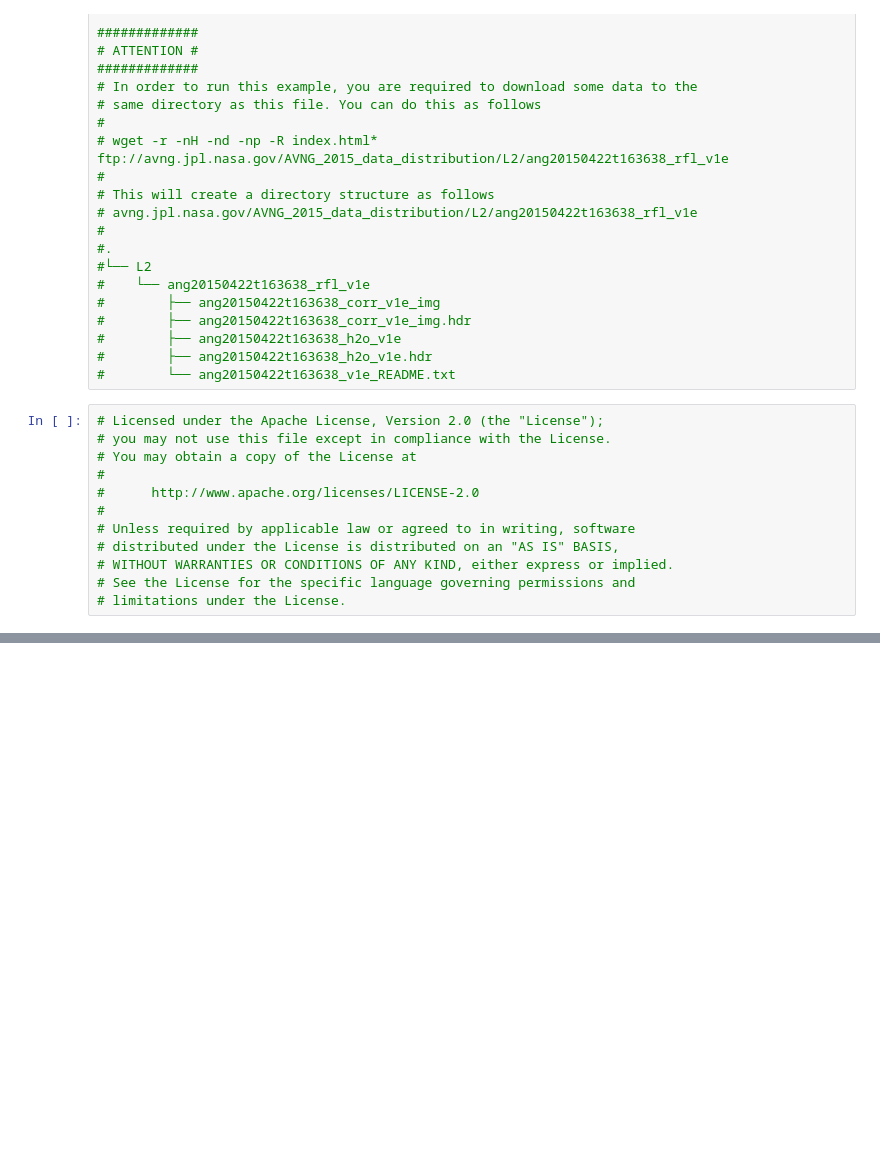
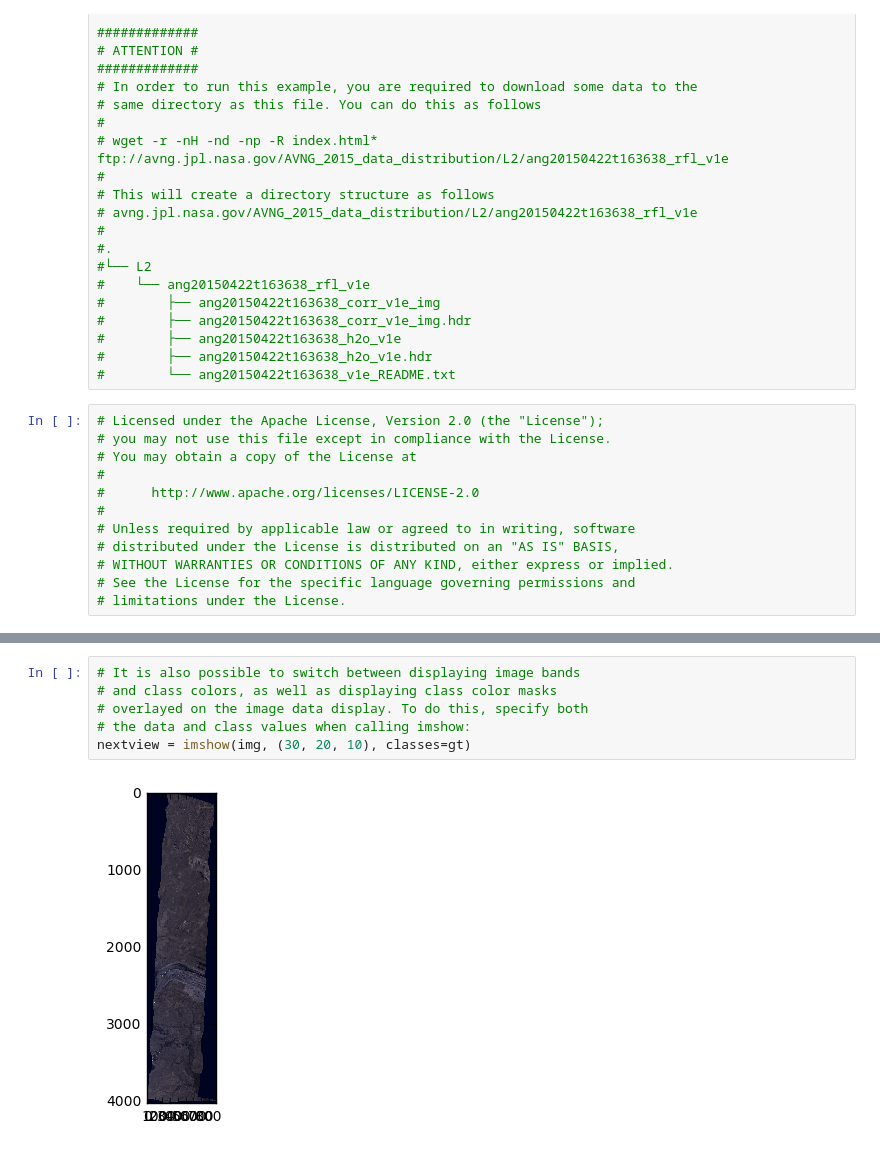
Before and after one commit to capstone-coal/pycoal, a Jupyter notebook: examples/AVIRIS_quickstart.ipynb, the cells around one changed output, grey strips where cells are left out. Drawn from its saved outputs; the diff is of its cells as text; blank space fills up the shorter version.

```diff
--- a/examples/AVIRIS_quickstart.ipynb
+++ b/examples/AVIRIS_quickstart.ipynb
@@ -63,0 +98,8 @@ view = imshow(img, (29, 19, 9))
+# %%
+# It is also possible to switch between displaying image bands
+# and class colors, as well as displaying class color masks
+# overlayed on the image data display. To do this, specify both
+# the data and class values when calling imshow:
+nextview = imshow(img, (30, 20, 10), classes=gt)
+# %% [output]
+[figure, added]
```
Also changed, not shown: parts of 9 cells of this notebook, 1 other file.
